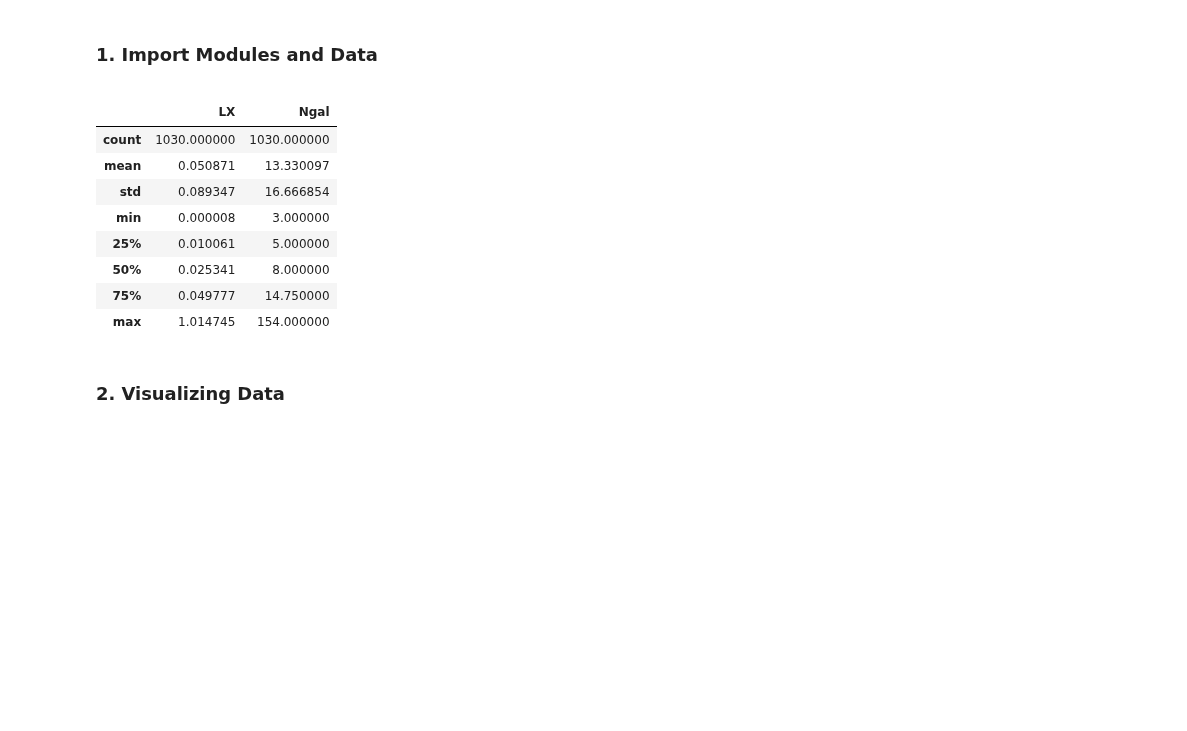
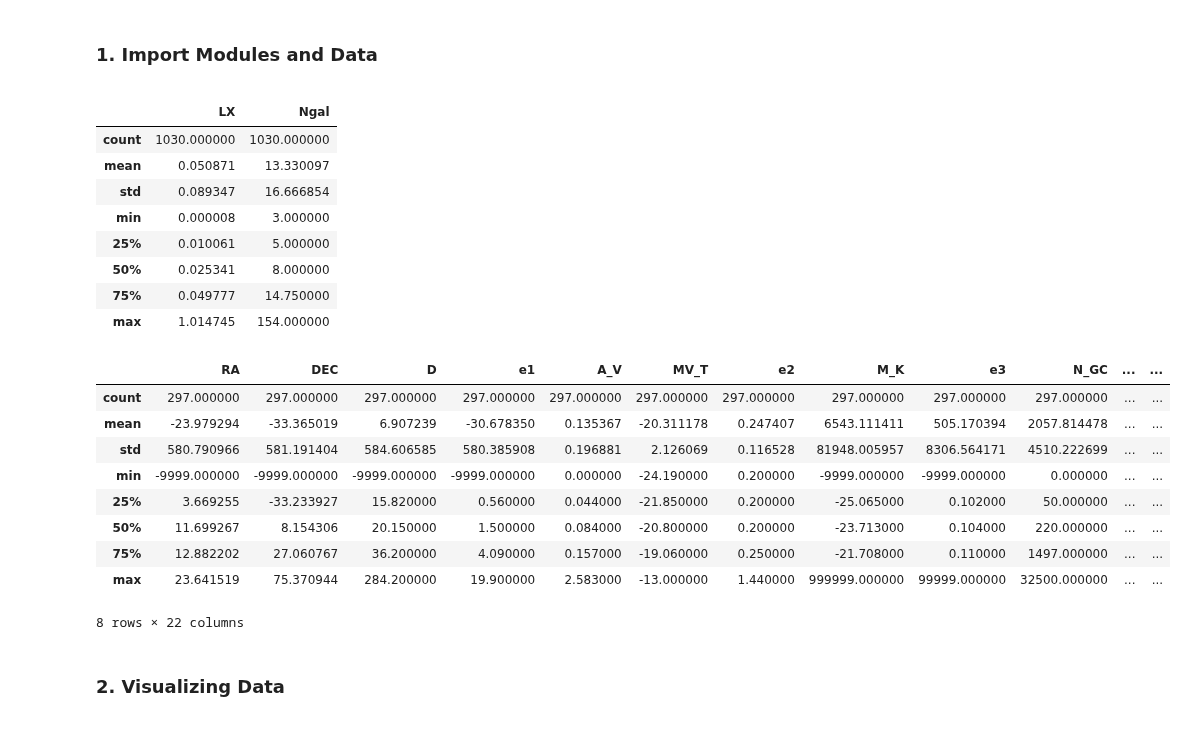
Before and after one commit to tylerbarna/AST5731-lab, a Jupyter notebook: Activity 10/Activity 10 -- Tyler Barna.ipynb, the cells around one changed output. Saved outputs shown, nothing was run; the diff lists cells and outputs as text; code cells hidden in the pictures; blank space fills up the shorter version.

```diff
--- a/Activity 10/Activity 10 -- Tyler Barna.ipynb
+++ b/Activity 10/Activity 10 -- Tyler Barna.ipynb
@@ -64,38 +64,50 @@ from scipy.stats import betabinom
 from scipy.stats import binom
 from scipy.stats import gamma
 from scipy.stats import invgamma
 from scipy.stats import multivariate_normal as mvn
 from scipy.stats import nbinom
 from scipy.stats import norm
 from scipy.stats import poisson
 from scipy.stats import t
 from scipy.stats import uniform
 
 from sklearn.linear_model import LinearRegression as linreg
 from sklearn import preprocessing as preproc
 
 %matplotlib inline
-%config InlineBackend.figure_format = 'retina'
-az.style.use("arviz-darkgrid")
-
+plt.style.use("seaborn-colorblind")
+mpl.rcParams.update({"axes.grid" : False})
+plt.style.context(("seaborn-colorblind",))
 pp = pprint.PrettyPrinter(indent=4)
 
 ## set seed for reproducibility
 random.seed(5731)
 
 ## import data
-df = pd.read_csv('clusters_xrays.csv')
-display(df.describe())
+dfc = pd.read_csv('clusters_xrays.csv')
+display(dfc.describe())
+dfgc = ascii.read('GC_allcolumns.txt').to_pandas()
+display(dfgc.describe())
 # %% [output]
 |  | LX | Ngal |
 | count | 1030.000000 | 1030.000000 |
 | mean | 0.050871 | 13.330097 |
 | std | 0.089347 | 16.666854 |
 | min | 0.000008 | 3.000000 |
 | 25% | 0.010061 | 5.000000 |
 | 50% | 0.025341 | 8.000000 |
 | 75% | 0.049777 | 14.750000 |
 | max | 1.014745 | 154.000000 |
+|  | RA | DEC | D | e1 | A_V | MV_T | e2 | M_K | e3 | N_GC | ... | ... |
+| count | 297.000000 | 297.000000 | 297.000000 | 297.000000 | 297.000000 | 297.000000 | 297.000000 | 297.000000 | 297.000000 | 297.000000 | ... | ... |
+| mean | -23.979294 | -33.365019 | 6.907239 | -30.678350 | 0.135367 | -20.311178 | 0.247407 | 6543.111411 | 505.170394 | 2057.814478 | ... | ... |
+| std | 580.790966 | 581.191404 | 584.606585 | 580.385908 | 0.196881 | 2.126069 | 0.116528 | 81948.005957 | 8306.564171 | 4510.222699 | ... | ... |
+| min | -9999.000000 | -9999.000000 | -9999.000000 | -9999.000000 | 0.000000 | -24.190000 | 0.200000 | -9999.000000 | -9999.000000 | 0.000000 | ... | ... |
+| 25% | 3.669255 | -33.233927 | 15.820000 | 0.560000 | 0.044000 | -21.850000 | 0.200000 | -25.065000 | 0.102000 | 50.000000 | ... | ... |
+| 50% | 11.699267 | 8.154306 | 20.150000 | 1.500000 | 0.084000 | -20.800000 | 0.200000 | -23.713000 | 0.104000 | 220.000000 | ... | ... |
+| 75% | 12.882202 | 27.060767 | 36.200000 | 4.090000 | 0.157000 | -19.060000 | 0.250000 | -21.708000 | 0.110000 | 1497.000000 | ... | ... |
+| max | 23.641519 | 75.370944 | 284.200000 | 19.900000 | 2.583000 | -13.000000 | 1.440000 | 999999.000000 | 99999.000000 | 32500.000000 | ... | ... |
+8 rows × 22 columns
 # %% [markdown]
 ### 2. Visualizing Data
 <a id='data'></a>
```
Also changed, not shown: parts of 2 cells of this notebook, 1 other file.
